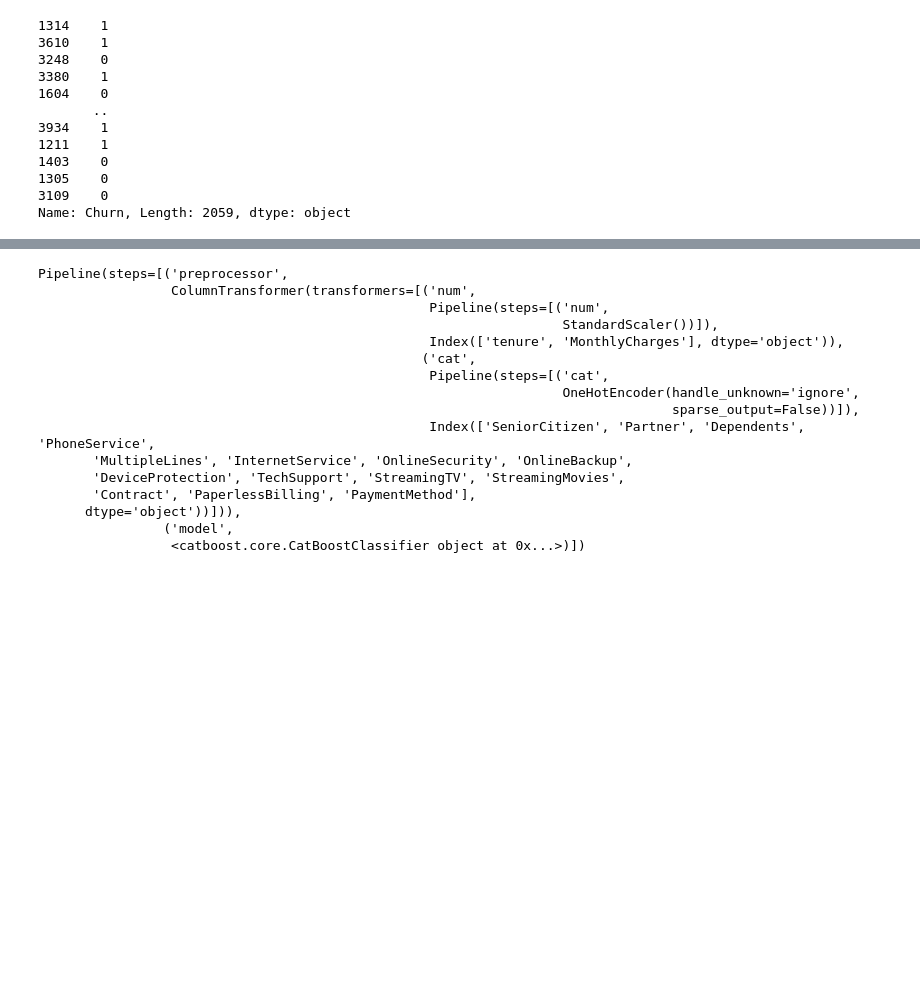
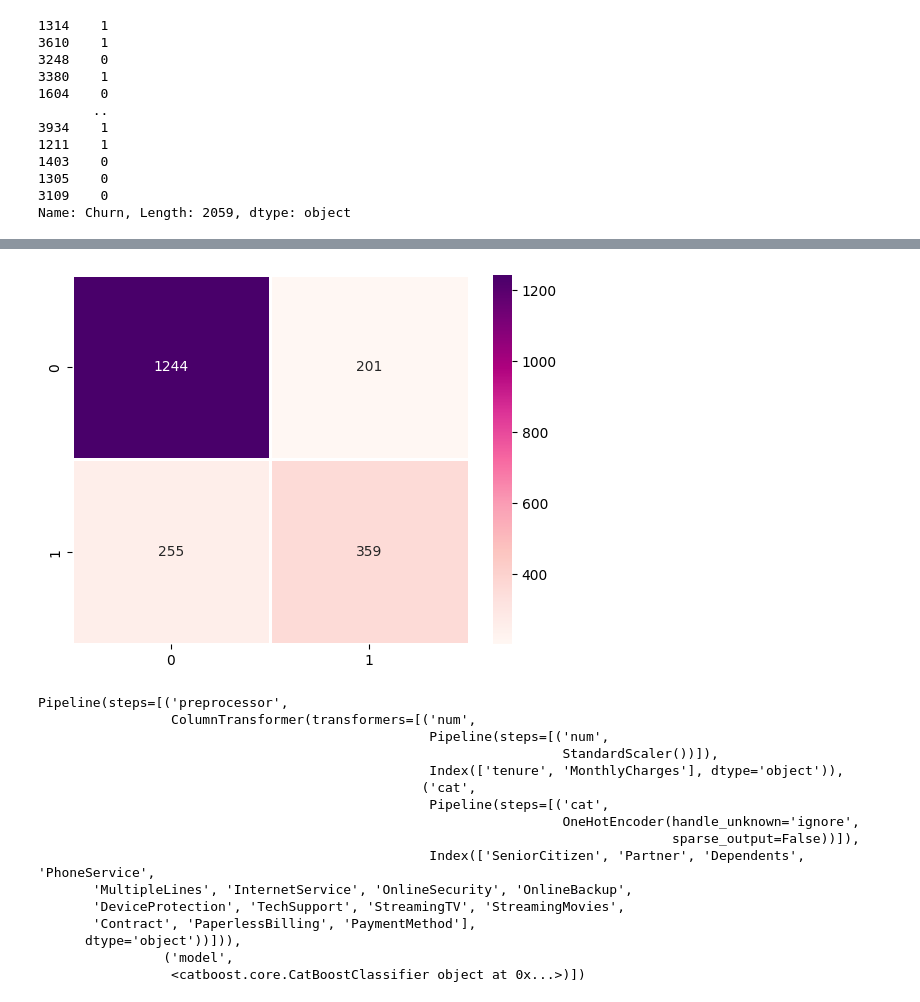
Before and after one commit to kwasichrappah/Custormer-Churn, a Jupyter notebook: customer.ipynb, the cells around one changed output, grey strips where cells are left out. Cells and saved outputs as stored; diff of their text form; code cells hidden in the pictures; blank space fills up the shorter version.

```diff
--- a/customer.ipynb
+++ b/customer.ipynb
@@ -826,0 +825,6 @@ preprocessor = ColumnTransformer(
+# %%
+svc_mod= Pipeline(steps=[("preprocessor", preprocessor),
+                          ("model",SVC(kernel='linear') )])
+
+# fitting x samples and y classes
+svc_mod.fit(X_train, y_train)
@@ -826,0 +847,4 @@ preprocessor = ColumnTransformer(
+# %%
+# Predict on the test data
+svc_mod_pred = svc_mod.predict(X_test)
+svc_mod_pred
@@ -827,3 +866,14 @@ preprocessor = ColumnTransformer(
+# %%
+# Confusion Matrix
+svc_mod_conf_mat = confusion_matrix(y_test, svc_mod_pred)
+svc_mod_conf_mat
+
+# Visualizing the Confusion Matrix
+f, ax = plt.subplots()
+sns.heatmap(svc_mod_conf_mat, annot=True, linewidth=1.0, fmt=".0f", cmap="RdPu", ax=ax)
+plt.show()
+# %% [output]
+[figure, added]
 # %%
 ## CatBoost Classifier
 CatBoost_mod = Pipeline(steps=[("preprocessor", preprocessor),
```
Also changed, not shown: parts of 7 cells of this notebook.
